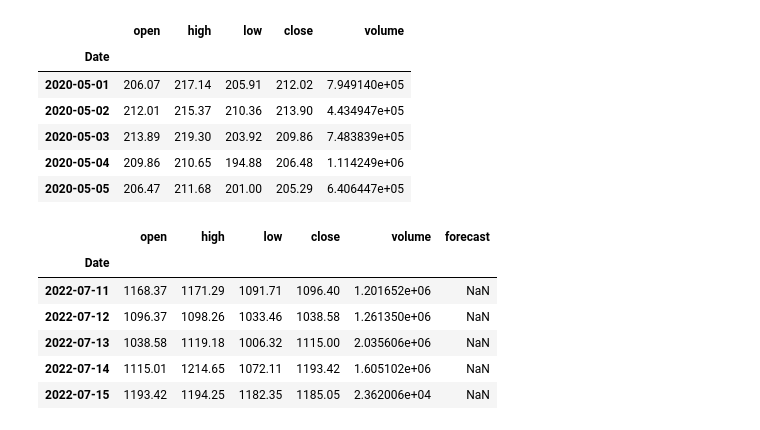
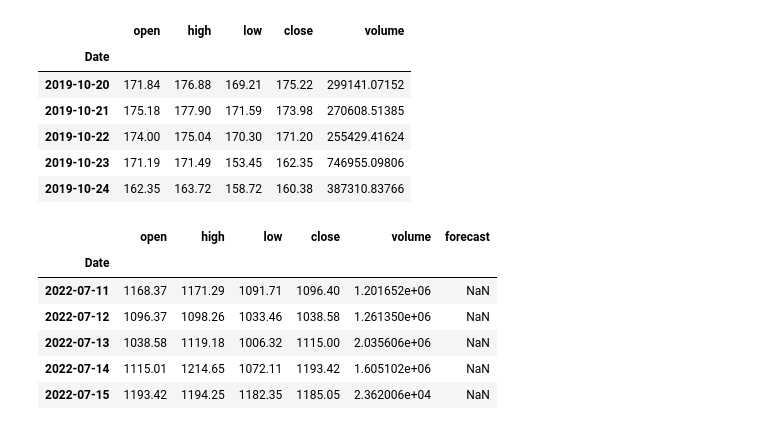
Before and after one commit to rudycav/Digital-Assets-Prediction-Model, a Jupyter notebook: Project/ Crypto_forecast_model.ipynb, the cells around one changed output. Drawn from its saved outputs; the diff is of its cells as text; code cells hidden in the pictures.

```diff
--- a/Project/ Crypto_forecast_model.ipynb
+++ b/Project/ Crypto_forecast_model.ipynb
@@ -26,34 +26,34 @@ from scipy.stats import sem
 # %%
 symbol = 'ETH'
 
 def get_crypto_price(symbol, exchange, start_date = None):
     api_key = ' E7KN41UXPEIKWXIK'
     api_url = f'https://www.alphavantage.co/query?function=DIGITAL_CURRENCY_DAILY&symbol={symbol}&market={exchange}&apikey={api_key}'
     raw_df = requests.get(api_url).json()
     df = pd.DataFrame(raw_df['Time Series (Digital Currency Daily)']).T
     df = df.rename(columns = {'1a. open (USD)': 'open', '2a. high (USD)': 'high', '3a. low (USD)': 'low', '4a. close (USD)': 'close', '5. volume': 'volume'})
     df.index.names = ['Date']
 
 
     for i in df.columns:
         df[i] = df[i].astype(float)
     df.index = pd.to_datetime(df.index)
     df = df.iloc[::-1].drop(['1b. open (USD)', '2b. high (USD)', '3b. low (USD)', '4b. close (USD)', '6. market cap (USD)'], axis = 1)
 
     if start_date:
         df = df[df.index >= start_date]
     return df
 
-crypto_df = get_crypto_price(symbol = symbol, exchange = 'USD', start_date = '2020-05-01')
+crypto_df = get_crypto_price(symbol = symbol, exchange = 'USD', start_date = '2019-05-01')
 crypto_df.head()
 # %% [output]
 |  | open | high | low | close | volume |
 | Date |  |  |  |  |  |
-| 2020-05-01 | 206.07 | 217.14 | 205.91 | 212.02 | 7.949140e+05 |
-| 2020-05-02 | 212.01 | 215.37 | 210.36 | 213.90 | 4.434947e+05 |
-| 2020-05-03 | 213.89 | 219.30 | 203.92 | 209.86 | 7.483839e+05 |
-| 2020-05-04 | 209.86 | 210.65 | 194.88 | 206.48 | 1.114249e+06 |
-| 2020-05-05 | 206.47 | 211.68 | 201.00 | 205.29 | 6.406447e+05 |
+| 2019-10-20 | 171.84 | 176.88 | 169.21 | 175.22 | 299141.07152 |
+| 2019-10-21 | 175.18 | 177.90 | 171.59 | 173.98 | 270608.51385 |
+| 2019-10-22 | 174.00 | 175.04 | 170.30 | 171.20 | 255429.41624 |
+| 2019-10-23 | 171.19 | 171.49 | 153.45 | 162.35 | 746955.09806 |
+| 2019-10-24 | 162.35 | 163.72 | 158.72 | 160.38 | 387310.83766 |
 # %%
 forecast_days = 30
 
```
Also changed, not shown: parts of 7 cells of this notebook.
